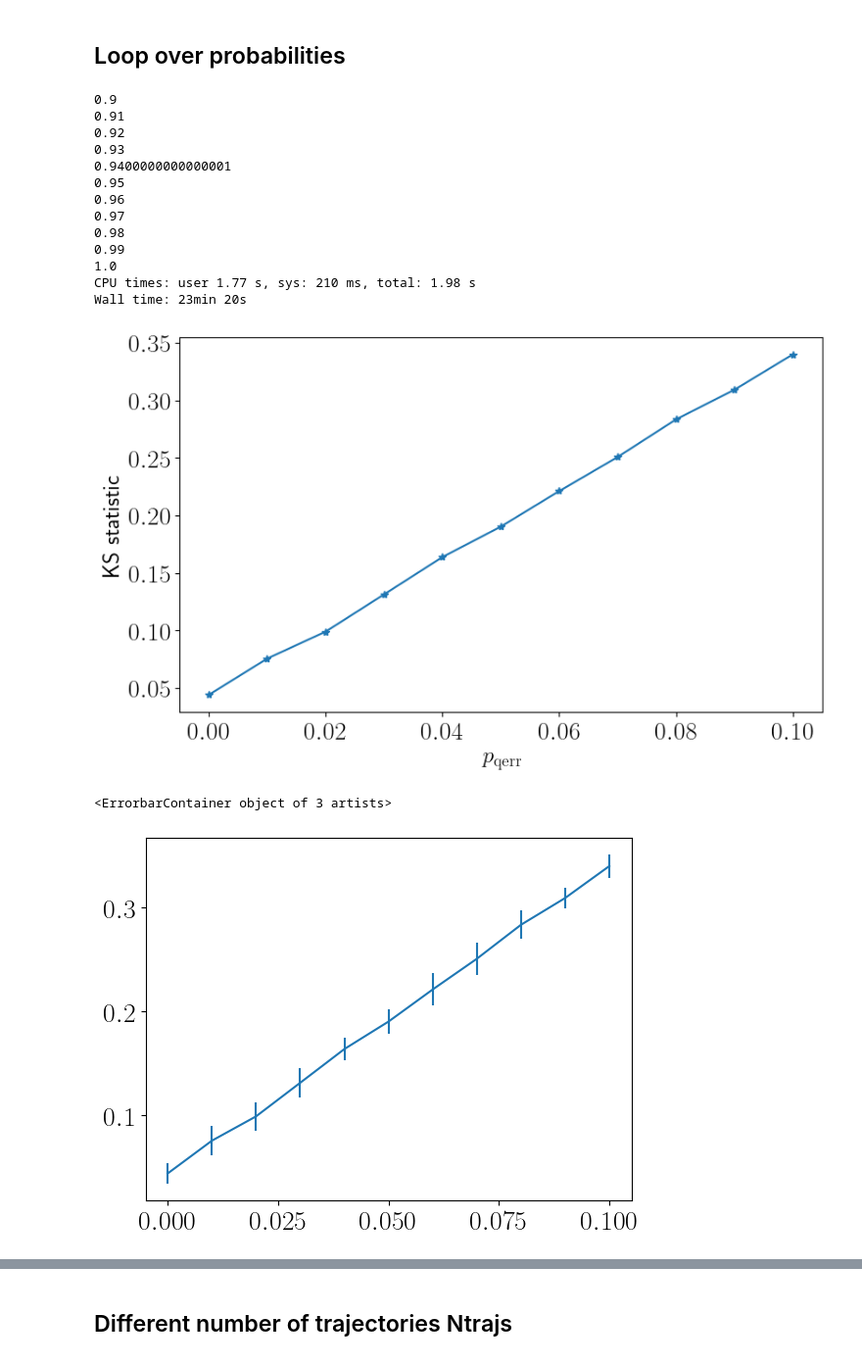
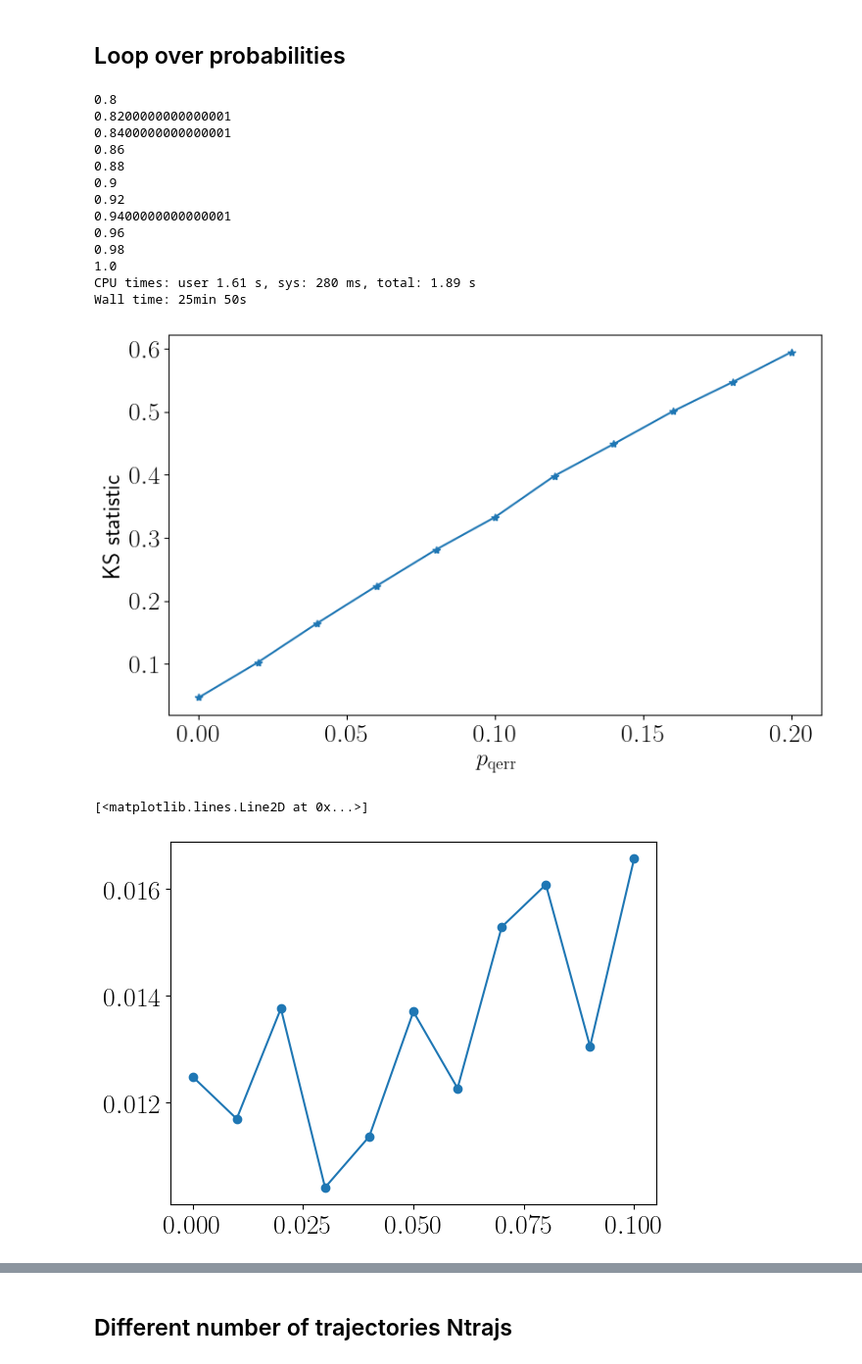
Before and after one commit to ingstra/qubitdyne, a Jupyter notebook: qubit_error_prob_and_ntrajs.ipynb, the cells around one changed output, grey strips where cells are left out. Shown at 98% size. Saved outputs shown, nothing was run; the diff lists cells and outputs as text; code cells hidden in the pictures.

```diff
--- a/qubit_error_prob_and_ntrajs.ipynb
+++ b/qubit_error_prob_and_ntrajs.ipynb
@@ -214,10 +211,10 @@ ks_stat_80, ks_stat_100
 
 
 # probability of correct readout
-prob_list = np.linspace(0.90, 1.0, 11)
+prob_list = np.linspace(0.80, 1.0, 11)
 
 list_mean_ks_prob = []
-list_var_ks_ntrajs = []
+list_var_ks_prob = []
 
 nr_stats =  20 # number of times to run statistics
 
@@ -233,21 +230,21 @@ for idx, prob in enumerate(prob_list):
     mean_ks = np.mean(ks_stats)
     var_ks = np.var(ks_stats, ddof=1)
     list_mean_ks_prob.append(mean_ks)
-    list_var_ks_ntrajs.append(var_ks)
+    list_var_ks_prob.append(var_ks)
 # %% [output]
+0.8
+0.8200000000000001
+0.8400000000000001
+0.86
+0.88
 0.9
-0.91
 0.92
-0.93
 0.9400000000000001
-0.95
 0.96
-0.97
 0.98
-0.99
 1.0
-CPU times: user 1.77 s, sys: 210 ms, total: 1.98 s
-Wall time: 23min 20s
+CPU times: user 1.61 s, sys: 280 ms, total: 1.89 s
+Wall time: 25min 50s
 # %%
 fig, ax = plt.subplots(figsize=(8,5))
 error_prob = 1 - prob_list
@@ -259,9 +256,9 @@ plt.tight_layout()
 #plt.savefig('KS_qubit_error_prob_wide.pdf')
 #ax.invert_xaxis()
 # %% [output]
-[figure, old version]
+[figure, new version]
 # %%
-plt.errorbar(error_prob, list_mean_ks_prob, yerr=np.sqrt(list_var_ks_ntrajs))
+plt.plot(error_prob, np.sqrt(list_var_ks_prob), 'o-')
 # %% [output]
-<ErrorbarContainer object of 3 artists>
+[<matplotlib.lines.Line2D at 0x...>]
-[figure, old version]
+[figure, new version]
```
Also changed, not shown: parts of 9 cells of this notebook.
